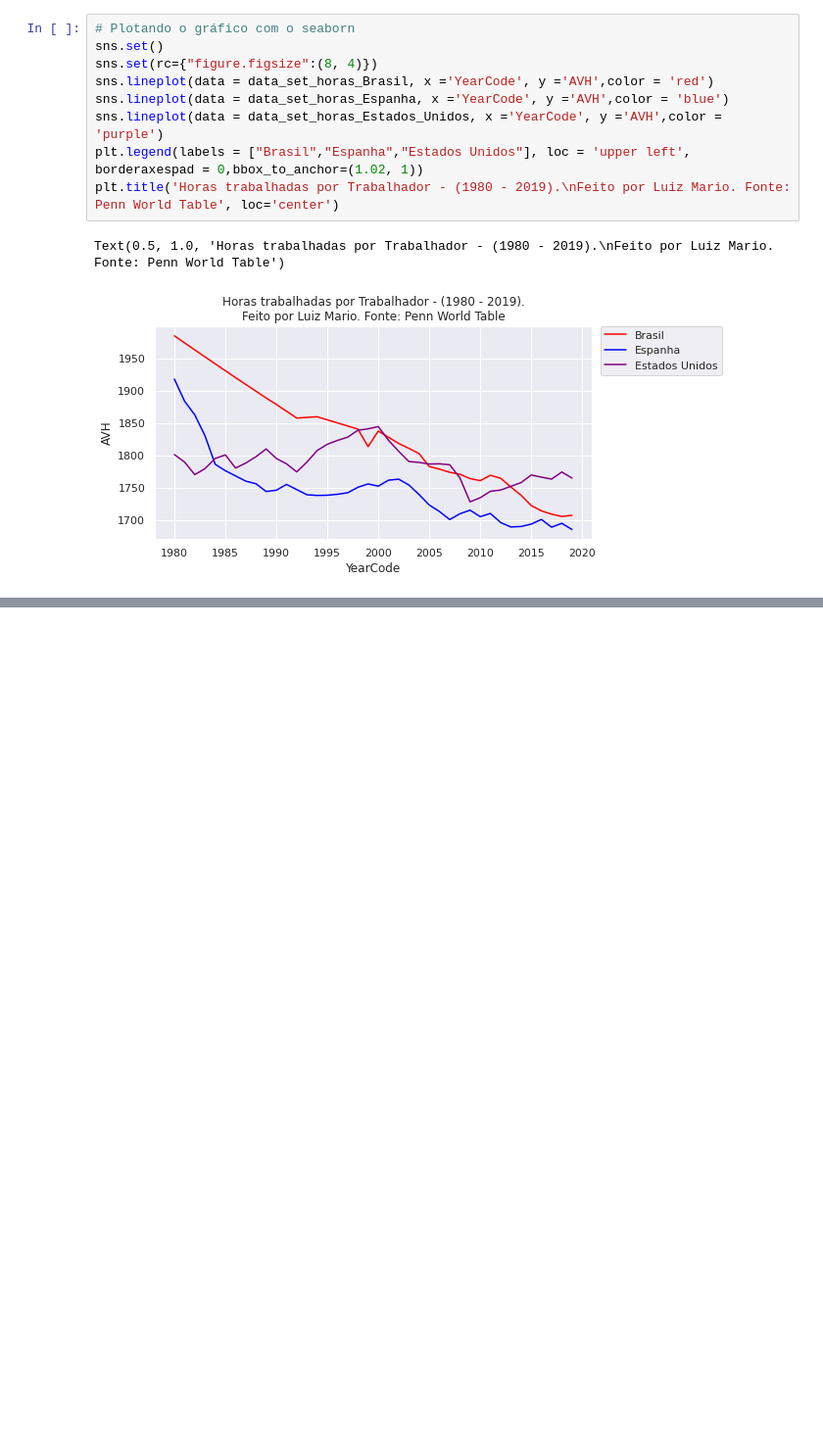
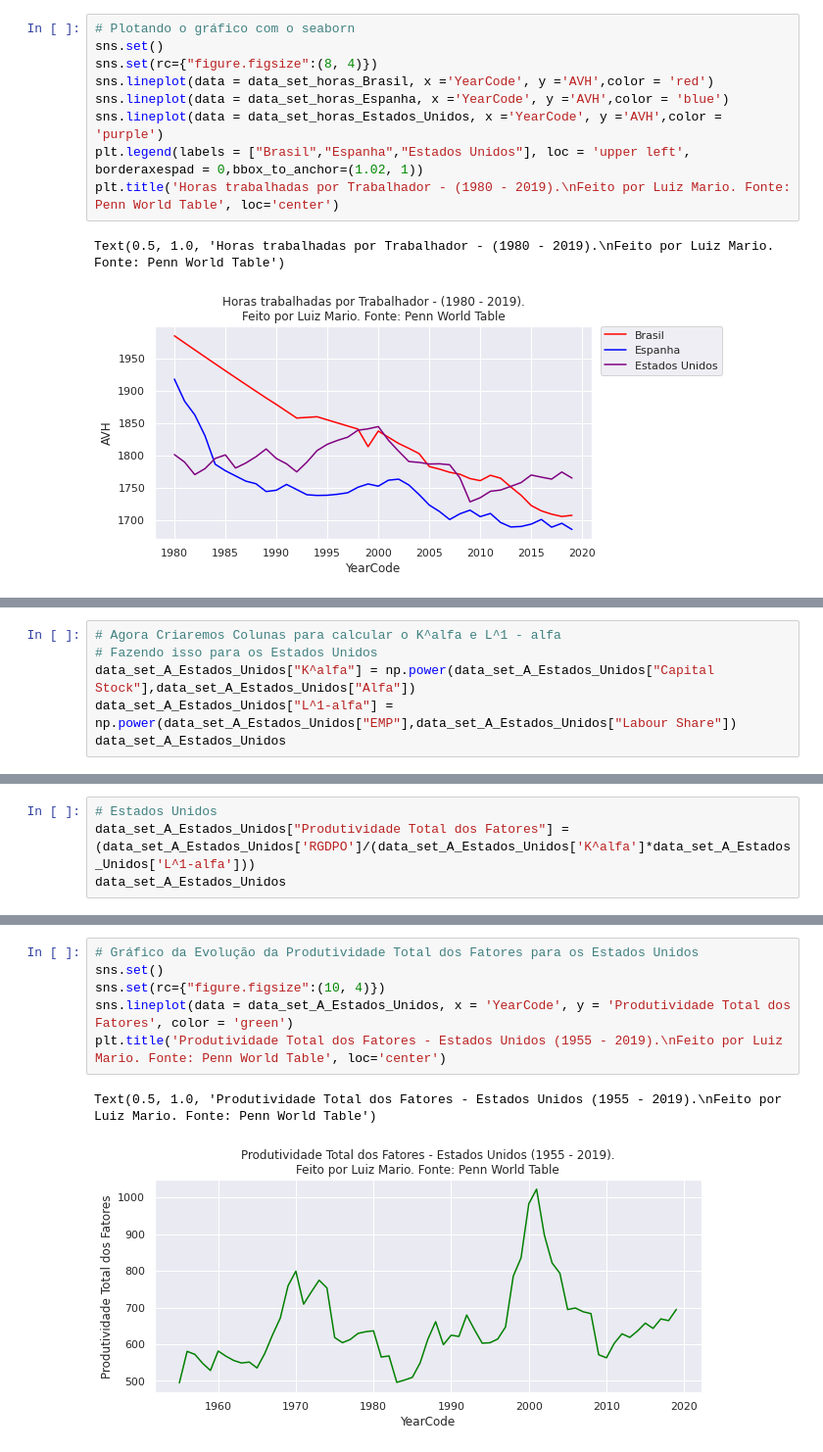
Before and after one commit to luizmarioags/Teoria-do-Desenvolvimento-Economico-, a Jupyter notebook: Gráficos_TDE_Python.ipynb, the cells around one changed output, grey strips where cells are left out. Shown at 98% size. Saved outputs shown, nothing was run; the diff lists cells and outputs as text; blank space fills up the shorter version.

```diff
--- a/Gráficos_TDE_Python.ipynb
+++ b/Gráficos_TDE_Python.ipynb
@@ -1307,0 +1496,6 @@ fig.show()
+# %%
+# Agora Criaremos Colunas para calcular o K^alfa e L^1 - alfa
+# Fazendo isso para os Estados Unidos
+data_set_A_Estados_Unidos["K^alfa"] = np.power(data_set_A_Estados_Unidos["Capital Stock"],data_set_A_Estados_Unidos["Alfa"])
+data_set_A_Estados_Unidos["L^1-alfa"] = np.power(data_set_A_Estados_Unidos["EMP"],data_set_A_Estados_Unidos["Labour Share"])
+data_set_A_Estados_Unidos
@@ -1307,0 +1591,4 @@ fig.show()
+# %%
+# Estados Unidos
+data_set_A_Estados_Unidos["Produtividade Total dos Fatores"] = (data_set_A_Estados_Unidos['RGDPO']/(data_set_A_Estados_Unidos['K^alfa']*data_set_A_Estados_Unidos['L^1-alfa']))
+data_set_A_Estados_Unidos
@@ -1307,0 +1627,9 @@ fig.show()
+# %%
+# Gráfico da Evolução da Produtividade Total dos Fatores para os Estados Unidos
+sns.set()
+sns.set(rc={"figure.figsize":(10, 4)})
+sns.lineplot(data = data_set_A_Estados_Unidos, x = 'YearCode', y = 'Produtividade Total dos Fatores', color = 'green')
+plt.title('Produtividade Total dos Fatores - Estados Unidos (1955 - 2019).\nFeito por Luiz Mario. Fonte: Penn World Table', loc='center')
+# %% [output]
+Text(0.5, 1.0, 'Produtividade Total dos Fatores - Estados Unidos (1955 - 2019).\nFeito por Luiz Mario. Fonte: Penn World Table')
+[figure, added]
```
Also changed, not shown: parts of 51 cells of this notebook.
